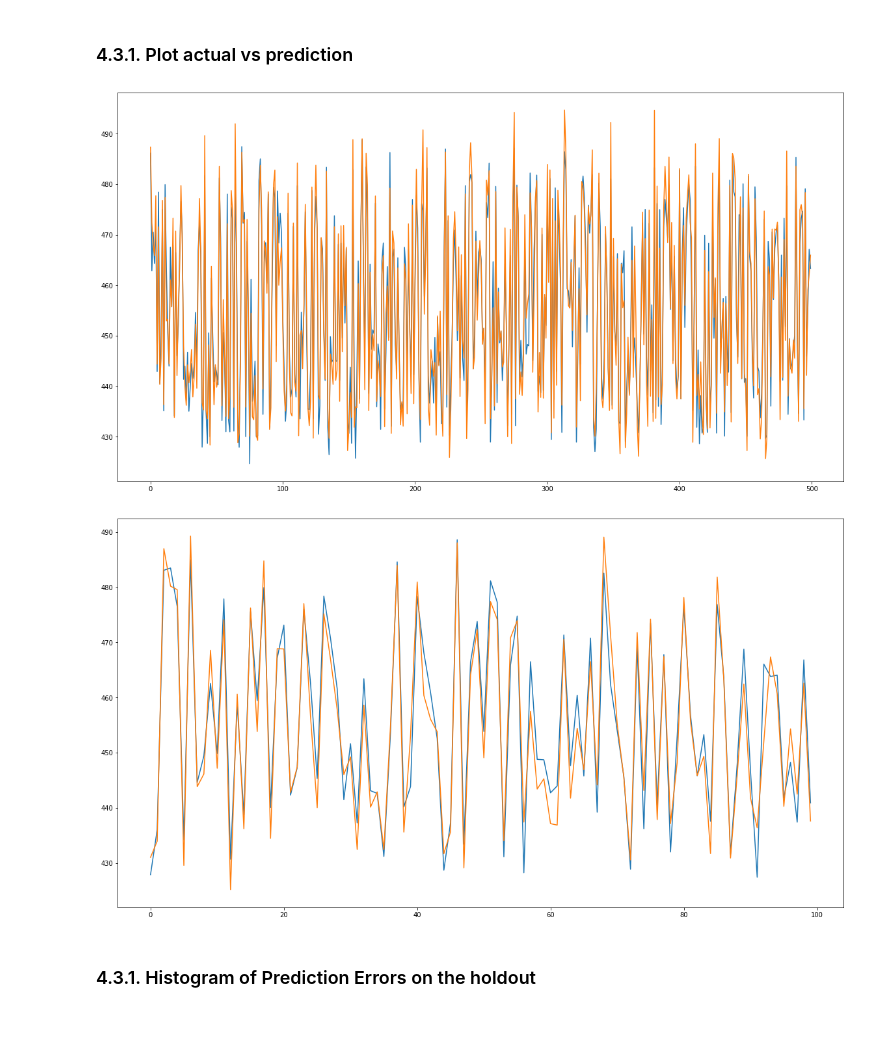
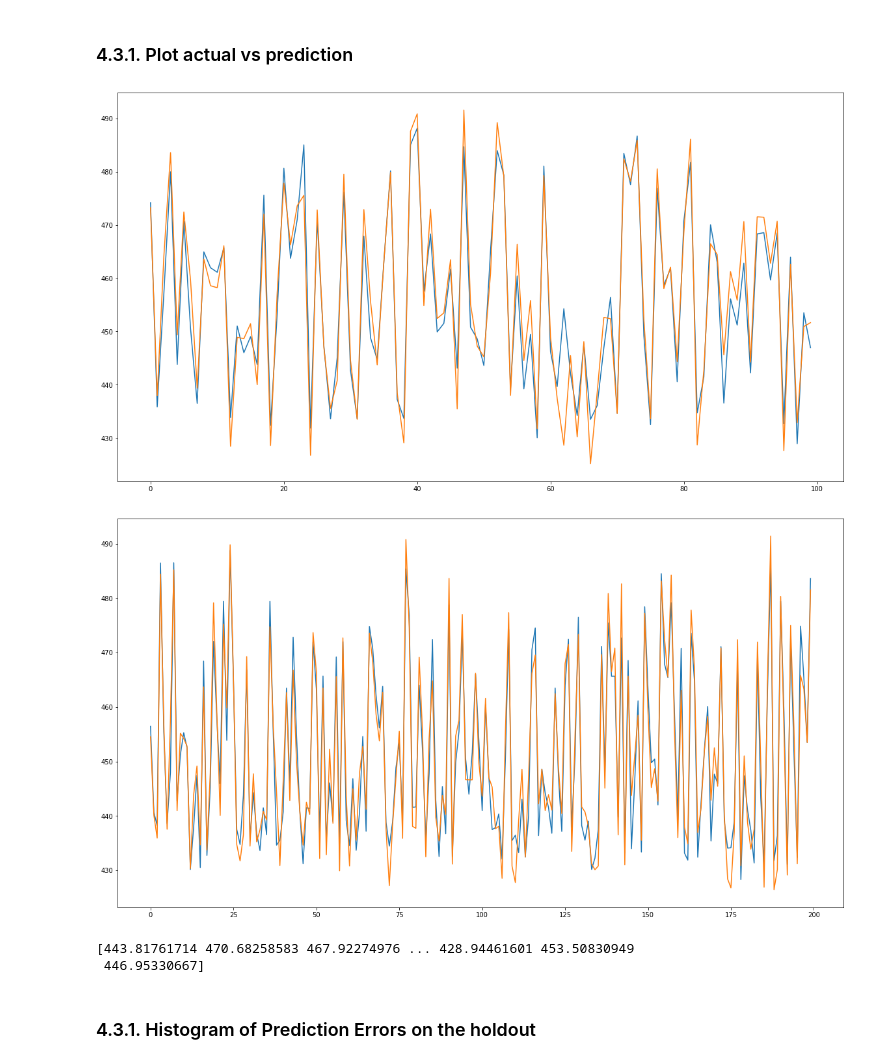
Before and after one commit to ShuhuaGao/geppy, a Jupyter notebook: examples/sr/v1.0.0_YourSymbolicRegression-Master.ipynb, the cells around one changed output. Cells and saved outputs as stored; diff of their text form; code cells hidden in the pictures; blank space fills up the shorter version.

```diff
--- a/examples/sr/v1.0.0_YourSymbolicRegression-Master.ipynb
+++ b/examples/sr/v1.0.0_YourSymbolicRegression-Master.ipynb
@@ -458,12 +478,18 @@ These next cells show you how:
 # if you wish to exclude raw data, and ONLY pass along z-scores, set this TryOnlyFeatures to one.
 # if you want to try adding kmeans clusters as features, set that here.
 
-    # set to 1, to test using ZScores as inputs along with the raw values
-normalisation = 0
+    # normalisation notes:
+    # set to 1, to test using ZScores, Averages, StandardDeviations as inputs along with the raw values
+    # set to 2, to only include Zscores and leave out Averages and StandardDeviations
+normalisation = 2
+
+    # Kmeans notes:
     # set to 1, to test including onehot kmeans cluster ids as features to include
 TryKmeansFeatures = 0
+
+    # TryFeatures Only notes:
     # set to 1, to test using features zscores/means/std dev and/or kmeans as the **only** inputs, discarding raw values
-TryFeaturesOnly = 0
+TryFeaturesOnly = 1
 
 
 # edit these HERE
@@ -555,3 +631,5 @@ finalTarget
 # if you normalise, update the data frames, and the final terminals list
 if normalisation == 1:
     train, holdout, finalTerminals, ZscoreTerminals = addDataFeature(train, holdout, yourDictionary)
+elif normalisation == 2:
+    train, holdout, finalTerminals, ZscoreTerminals = addZscoresFeature(train, holdout, yourDictionary)
@@ -636,7 +719,7 @@ __Note 2: about Categorical Features__: if you have categorical features, you ca
 # set the number of clusters you'd like to try here
 # this will ensure there is one+this number of genes in the evolution
 
-n_clust = 10
+n_clust = 5
 
 if TryKmeansFeatures ==1:
     from sklearn.cluster import KMeans
@@ -1516,28 +1642,33 @@ holdout_prediction_errors.describe()
 # %%
 from matplotlib import pyplot
 
-startrow = len(holdout_Yp)-500
+startrow = len(holdout_Yp)-100
 endrow = len(holdout_Yp)
 
 pyplot.rcParams['figure.figsize'] = [20, 11]
 pyplot.plot(holdout_Yp[startrow:endrow])      # predictions are in blue
 pyplot.plot(holdout_Yt[startrow:endrow])      # actual values are in orange
 pyplot.show()
 # %% [output]
-[figure, old version]
+[figure, new version]
 # %%
 from matplotlib import pyplot
 
 # zoom in by setting your start/end range here
-startrow = 100
-endrow = 200
+startrow = 300
+endrow = 500
 
 pyplot.rcParams['figure.figsize'] = [20, 11]
 pyplot.plot(holdout_Yp[startrow:endrow])      # predictions are in blue
 pyplot.plot(holdout_Yt[startrow:endrow])      # actual values are in orange
 pyplot.show()
 # %% [output]
-[figure, old version]
+[figure, new version]
+# %%
+print(holdout_Yp)
+# %% [output]
+[443.81761714 470.68258583 467.92274976 ... 428.94461601 453.50830949
+ 446.95330667]
 # %% [markdown]
 ### 4.3.1. Histogram of Prediction Errors on the holdout
 # %%
```
Also changed, not shown: parts of 42 cells of this notebook.
